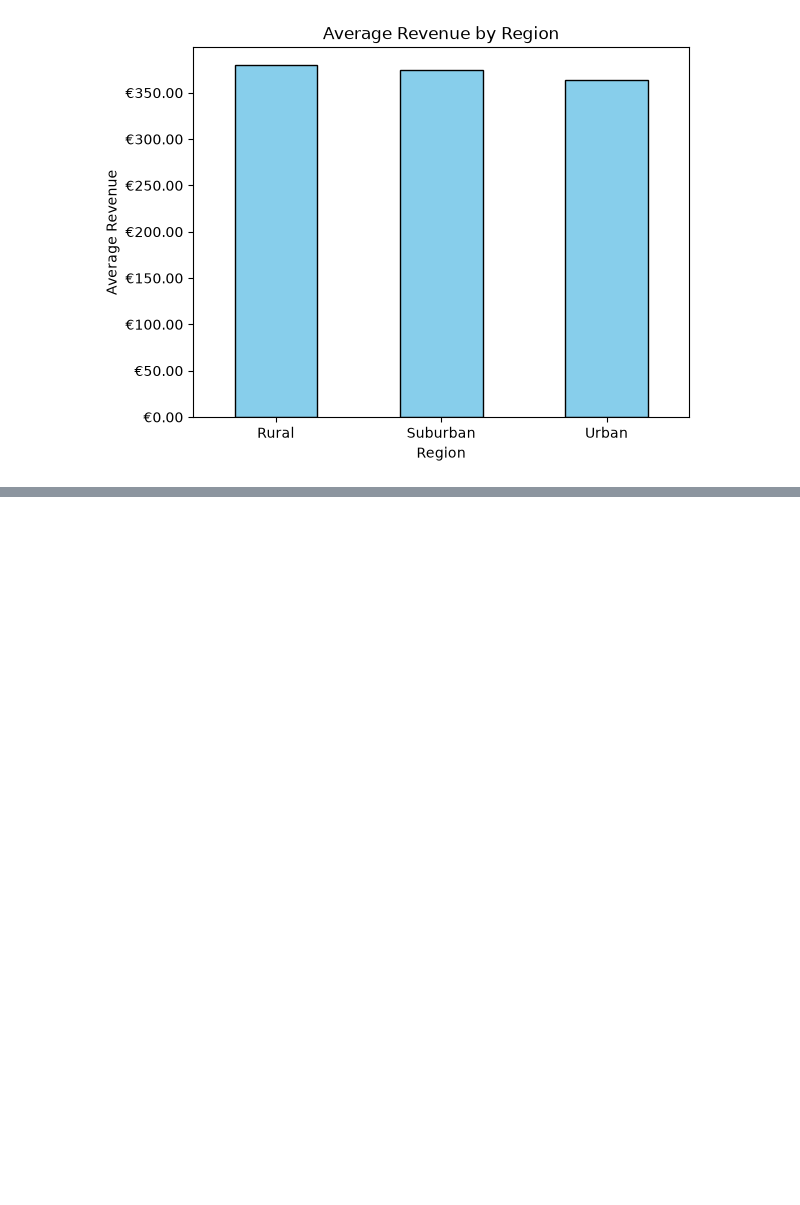
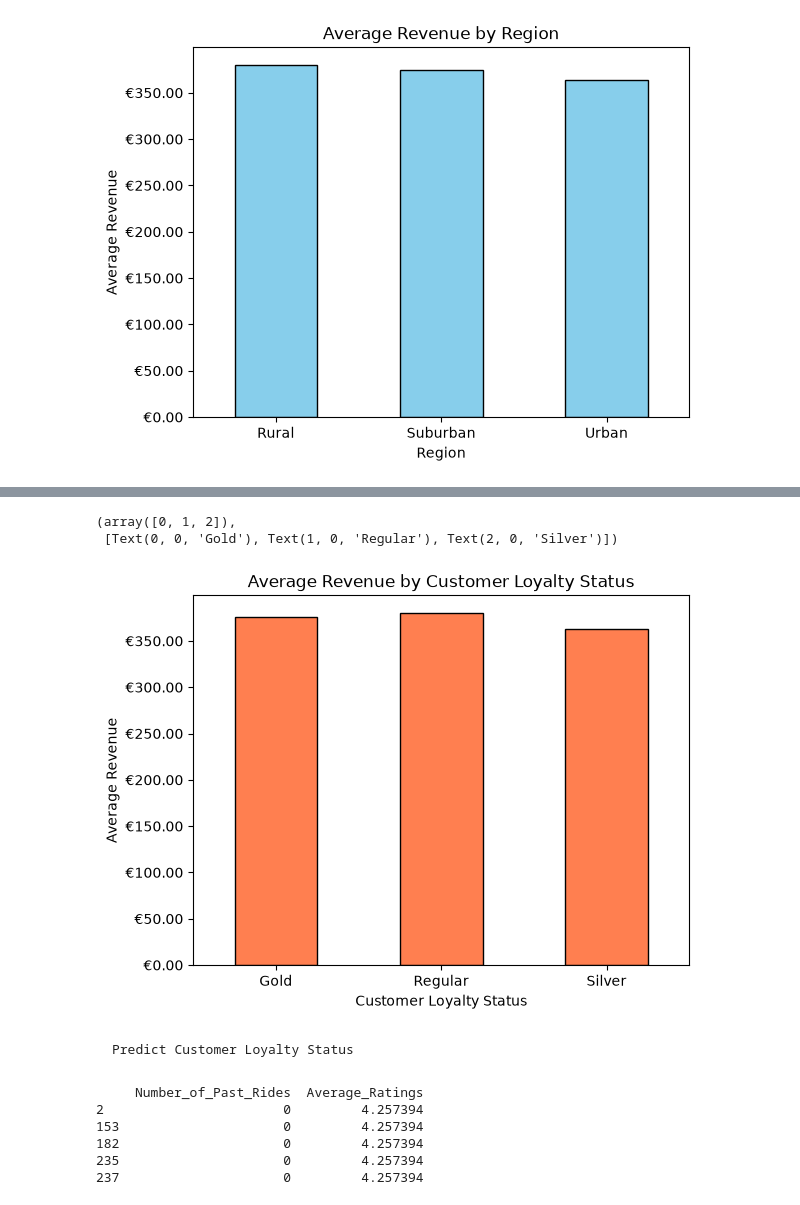
Before and after one commit to Richardh216/Final_Project_Programming, a Jupyter notebook: main_project.ipynb, the cells around one changed output, grey strips where cells are left out. Cells and saved outputs as stored; diff of their text form; code cells hidden in the pictures; blank space fills up the shorter version.

```diff
--- a/main_project.ipynb
+++ b/main_project.ipynb
@@ -107,0 +145,27 @@ plt.show()
+# %%
+import matplotlib.ticker as ticker
+customer_loyalty_status = df.groupby('Customer_Loyalty_Status')['Historical_Cost_of_Ride'].mean()
+ar = customer_loyalty_status.plot(kind='bar', color='coral', edgecolor='black')
+formatter = ticker.StrMethodFormatter('€{x:,.2f}')
+ar.yaxis.set_major_formatter(formatter)
+plt.title('Average Revenue by Customer Loyalty Status')
+plt.xlabel('Customer Loyalty Status')
+plt.ylabel('Average Revenue')
+plt.xticks(rotation=0)
+# %% [output]
+(array([0, 1, 2]),
+ [Text(0, 0, 'Gold'), Text(1, 0, 'Regular'), Text(2, 0, 'Silver')])
+[figure, added]
+# %% [markdown]
+    Predict Customer Loyalty Status
+# %%
+mean_rating = df['Average_Ratings'].mean()
+mean_rating = df.loc[df['Number_of_Past_Rides'] == 0, 'Average_Ratings']
+print(df[df['Number_of_Past_Rides'] == 0][['Number_of_Past_Rides', 'Average_Ratings']].head())
+# %% [output]
+     Number_of_Past_Rides  Average_Ratings
+2                       0         4.257394
+153                     0         4.257394
+182                     0         4.257394
+235                     0         4.257394
+237                     0         4.257394
```
Also changed, not shown: parts of 4 cells of this notebook.
